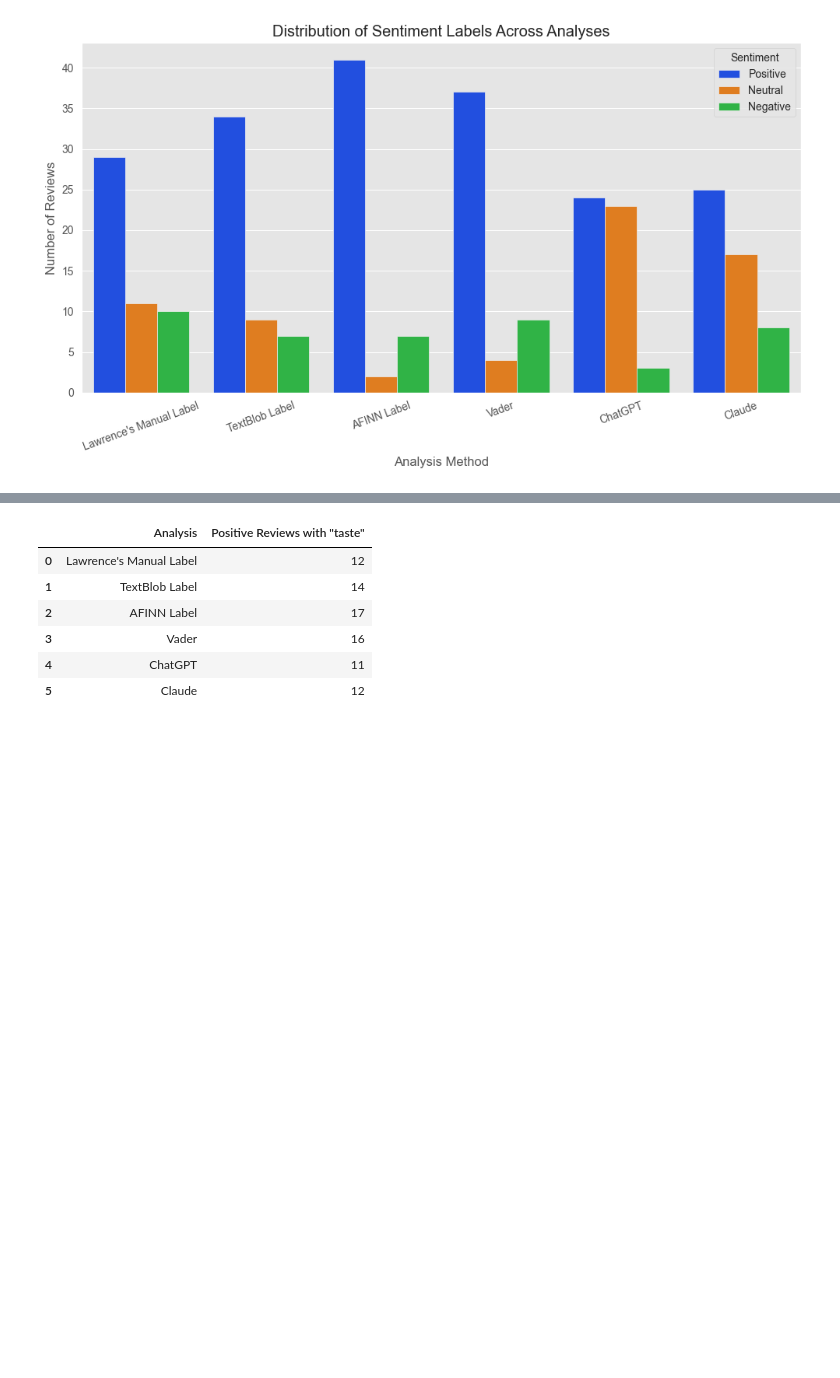
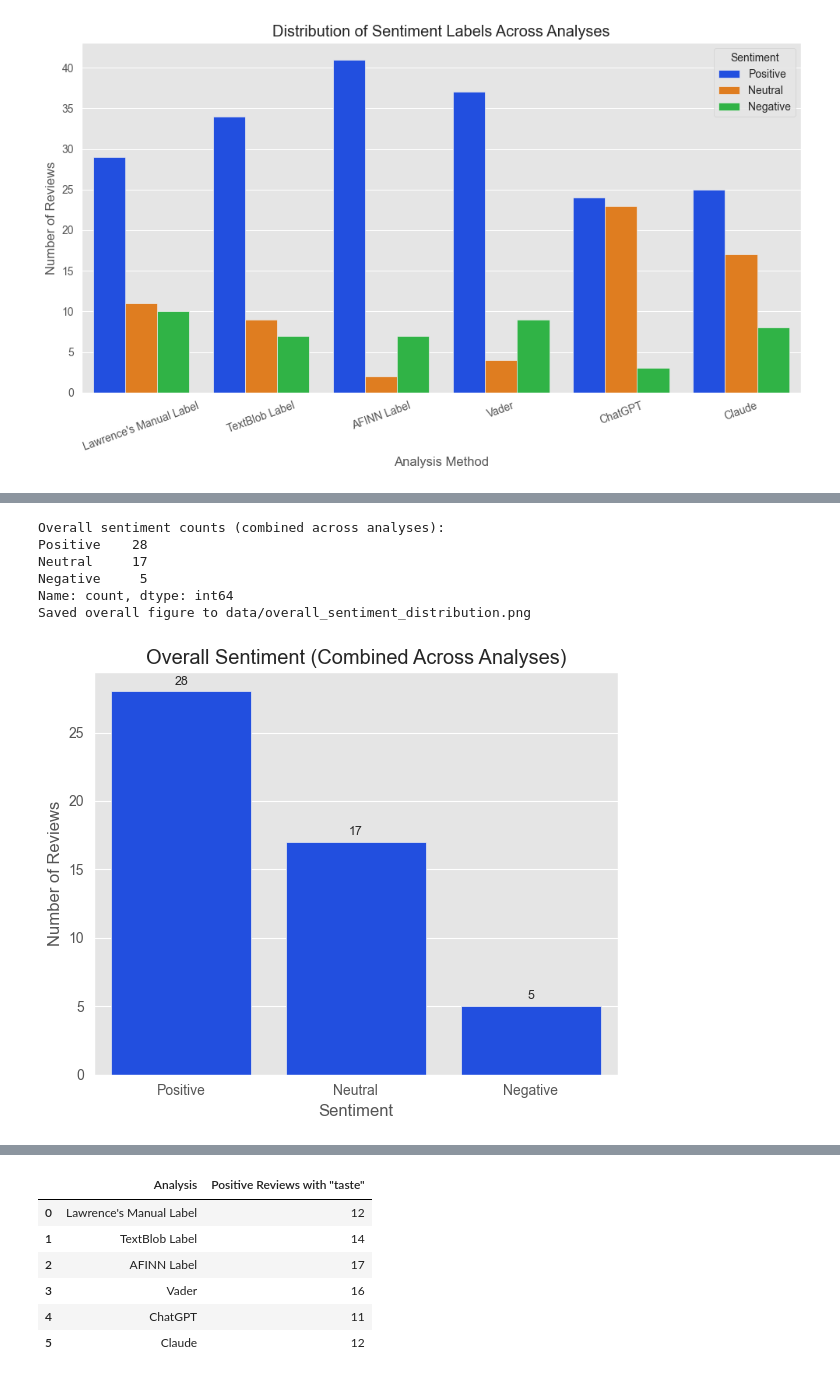
Before and after one commit to MyLightIsOn/sentiment-analysis-study, a Jupyter notebook: distribution.ipynb, the cells around one changed output, grey strips where cells are left out. Cells and saved outputs as stored; diff of their text form; code cells hidden in the pictures; blank space fills up the shorter version.

Commit message:
Added more overall sentiment visualizations

```diff
--- a/distribution.ipynb
+++ b/distribution.ipynb
@@ -138,0 +139,43 @@ We examine, for each analysis method, how many reviews labeled Positive include
+# %%
+# Majority vote across available labels for each row
+
+def majority_vote(series):
+    vals = [v for v in series if pd.notna(v)]
+    if not vals:
+        return 'Neutral'  # default when no labels are present
+    vc = pd.Series(vals).value_counts()
+    max_count = vc.iloc[0]
+    top_labels = vc[vc == max_count].index.tolist()
+    if len(top_labels) == 1:
+        return top_labels[0]
+    # Tie -> assign Neutral to fit requested categories
+    return 'Neutral'
+
+overall = labels_df.apply(majority_vote, axis=1)
+overall_counts = overall.value_counts().reindex(order_sentiments, fill_value=0)
+print('Overall sentiment counts (combined across analyses):')
+print(overall_counts)
+
+# Plot overall distribution
+fig2, ax2 = plt.subplots(figsize=(6, 5))
+sns.barplot(x=overall_counts.index, y=overall_counts.values, ax=ax2)
+ax2.set_title('Overall Sentiment (Combined Across Analyses)')
+ax2.set_xlabel('Sentiment')
+ax2.set_ylabel('Number of Reviews')
+for i, v in enumerate(overall_counts.values):
+    ax2.text(i, v + max(overall_counts.values) * 0.01 if overall_counts.values.max() > 0 else 0.1, str(v),
+             ha='center', va='bottom', fontsize=9)
+plt.tight_layout()
+
+# Save overall figure
+overall_out_path = fig_dir / 'overall_sentiment_distribution.png'
+plt.savefig(overall_out_path, dpi=200)
+print(f"Saved overall figure to {overall_out_path}")
+# %% [output]
+Overall sentiment counts (combined across analyses):
+Positive    28
+Neutral     17
+Negative     5
+Name: count, dtype: int64
+Saved overall figure to data/overall_sentiment_distribution.png
+[figure, added]
```
Also changed, not shown: parts of 9 cells of this notebook.
